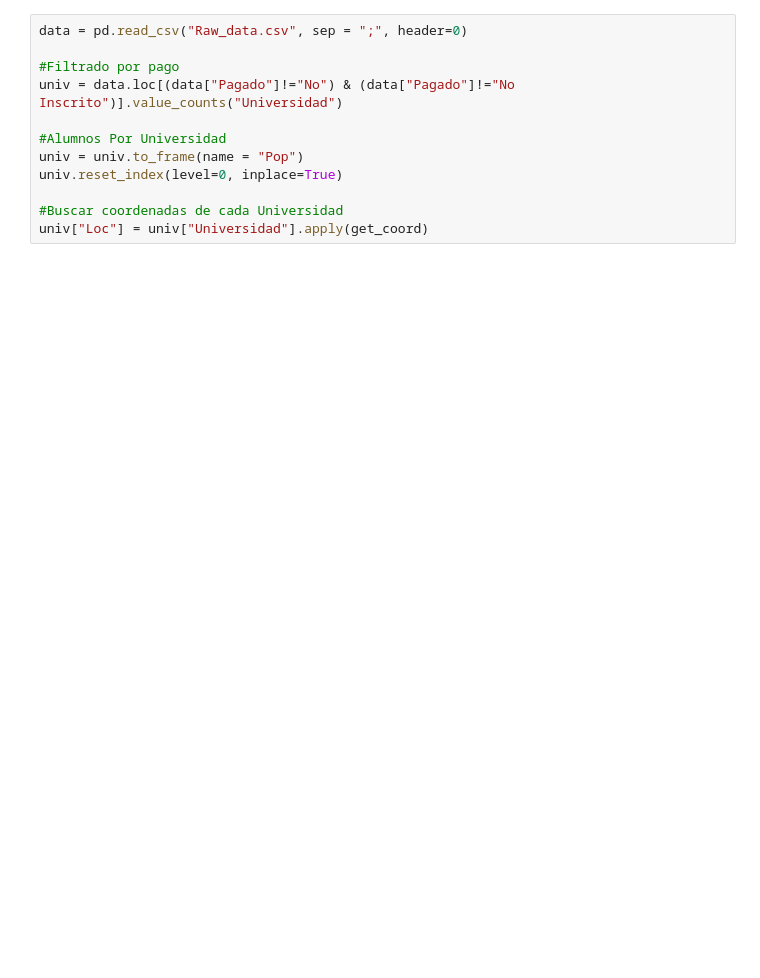
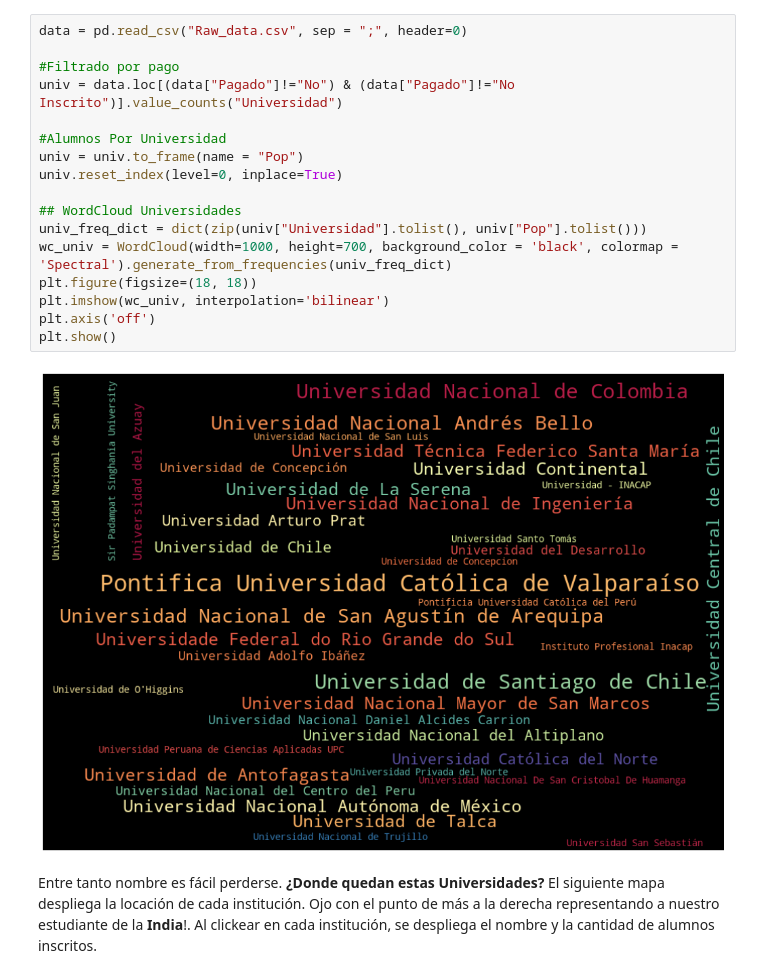
Before and after one commit to gnelis/EDV_Stats, a Jupyter notebook: Main.ipynb, the cells around one changed output. Saved outputs shown, nothing was run; the diff lists cells and outputs as text; blank space fills up the shorter version.

```diff
--- a/Main.ipynb
+++ b/Main.ipynb
@@ -22,13 +34,22 @@ def get_coord(address):
 # %%
 data = pd.read_csv("Raw_data.csv", sep = ";", header=0)
 
 #Filtrado por pago
 univ = data.loc[(data["Pagado"]!="No") & (data["Pagado"]!="No Inscrito")].value_counts("Universidad")
 
 #Alumnos Por Universidad
 univ = univ.to_frame(name = "Pop")
 univ.reset_index(level=0, inplace=True)
 
-#Buscar coordenadas de cada Universidad
-univ["Loc"] = univ["Universidad"].apply(get_coord)
+## WordCloud Universidades
+univ_freq_dict = dict(zip(univ["Universidad"].tolist(), univ["Pop"].tolist()))
+wc_univ = WordCloud(width=1000, height=700, background_color = 'black', colormap = 'Spectral').generate_from_frequencies(univ_freq_dict)
+plt.figure(figsize=(18, 18))
+plt.imshow(wc_univ, interpolation='bilinear')
+plt.axis('off')
+plt.show()
+# %% [output]
+[figure, added]
+# %% [markdown]
+Entre tanto nombre es fácil perderse. **¿Donde quedan estas Universidades?** El siguiente mapa despliega la locación de cada institución. Ojo con el punto de más a la derecha representando a nuestro estudiante de la **India**!. Al clickear en cada institución, se despliega el nombre y la cantidad de alumnos inscritos.
 # %%
```
Also changed, not shown: parts of 3 cells of this notebook, 1 other file.
